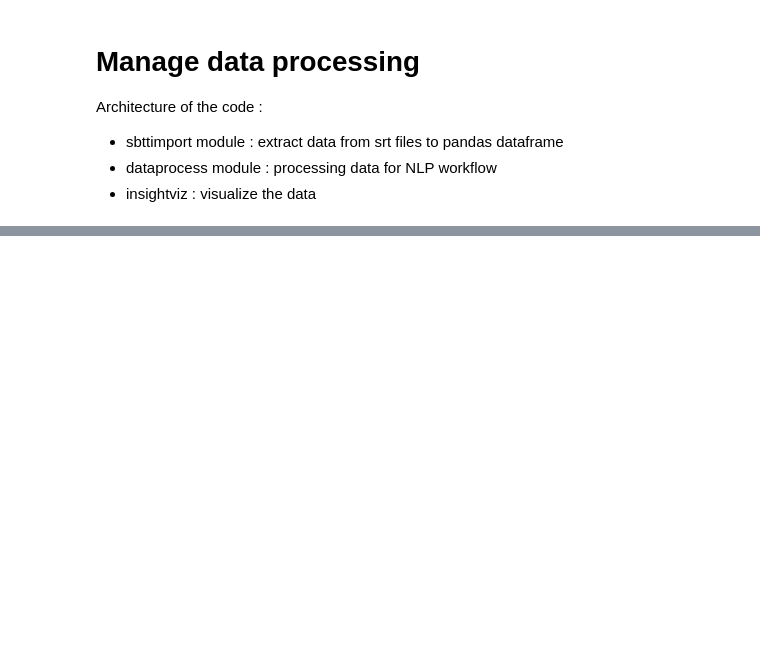
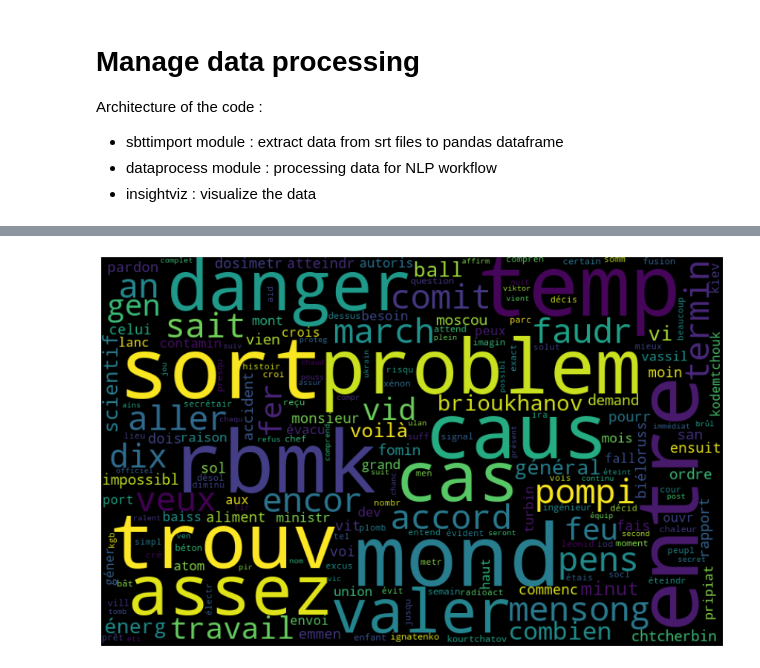
Before and after one commit to Pierre-Loic/Chernobyl_analysis, a Jupyter notebook: chernobylapp/Manager.ipynb, the cells around one changed output, grey strips where cells are left out. Drawn from its saved outputs; the diff is of its cells as text; code cells hidden in the pictures; blank space fills up the shorter version.

```diff
--- a/chernobylapp/Manager.ipynb
+++ b/chernobylapp/Manager.ipynb
@@ -39,0 +36,5 @@ orch.run()
+# %%
+orch = main.Orchestrator(lang="fr")
+orch.run(viz="wordcloud")
+# %% [output]
+[figure, added]
```
Also changed, not shown: parts of 7 cells of this notebook, 9 other files.
